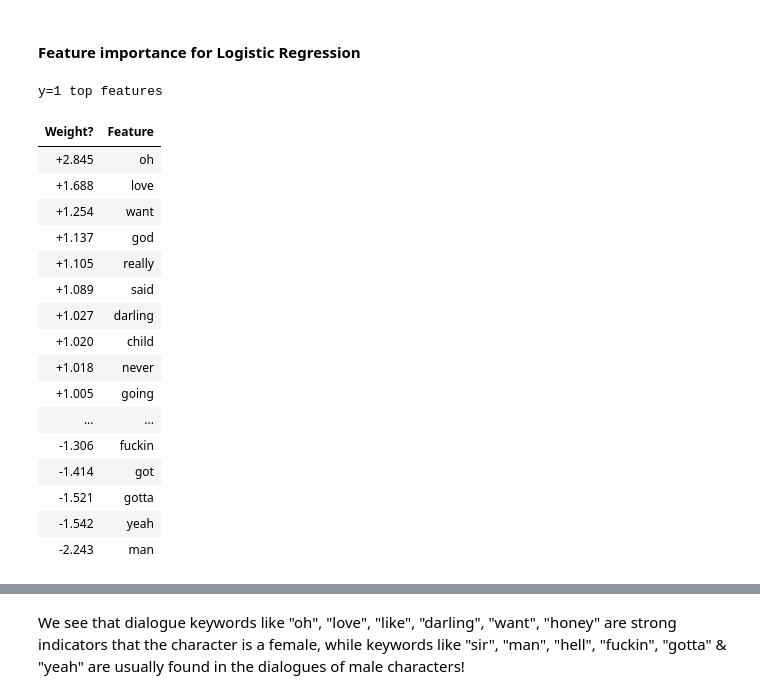
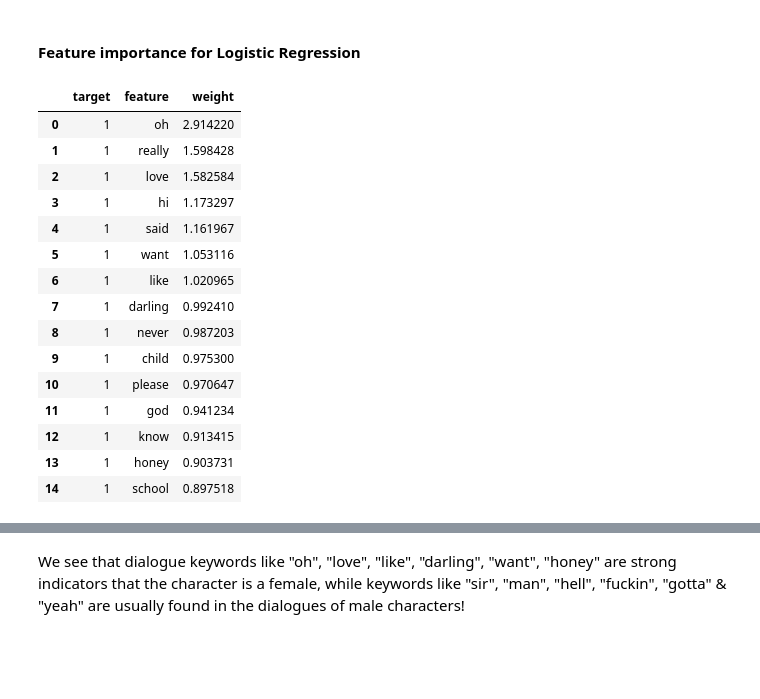
Before and after one commit to pritesh-shrivastava/pritesh-shrivastava.github.io, a Jupyter notebook: assets/files/gender-classifier-based-on-movie-dialogues.ipynb, the cells around one changed output, grey strips where cells are left out. Cells and saved outputs as stored; diff of their text form; code cells hidden in the pictures; blank space fills up the shorter version.

```diff
--- a/assets/files/gender-classifier-based-on-movie-dialogues.ipynb
+++ b/assets/files/gender-classifier-based-on-movie-dialogues.ipynb
@@ -179,0 +195,5 @@ df.shape
+# %%
+movie_yr = movies[['mId', 'releaseYear']]
+movie_yr.releaseYear = pd.to_numeric(movie_yr.releaseYear.apply(lambda y: str(y)[0:4]), errors='coerce')
+movie_yr = movie_yr.dropna()
+movie_yr.releaseYear.value_counts()
@@ -179,0 +218,5 @@ df.shape
+# %%
+df = pd.merge(df, movie_yr, how='inner', on=['mId'],
+         left_index=False, right_index=False, sort=True,
+         copy=False, indicator=False)
+df.head()
@@ -241,7 +290,7 @@ df[['cleaned_dialogue','dialogue']].head()
 ### Create training dataset
 Now, we can aggregate all data for a particular movie character into 1 record. We will combine their dialogue tokens from the entire movie, calculate their median dialogue length by characters & words, and count their total no of lines in the movie.
 # %%
-train = df.groupby(['chId', 'mId', 'chName', 'gender', 'posCredits']). \
+train = df.groupby(['chId', 'mId', 'chName', 'gender', 'posCredits','releaseYear']). \
             agg({'lineLength' : ['median'],
                  'wordCountLine' : ['median'],
                  'chId' : ['count'],
@@ -348,7 +404,7 @@ class Converter(BaseEstimator, TransformerMixin):
 # %% [markdown]
 Pipeline for numeric features
 # %%
-numeric_features = ['lineLength_median', 'wordCountLine_median', 'chId_count']
+numeric_features = ['lineLength_median', 'wordCountLine_median', 'chId_count', 'releaseYear']
 
 numeric_transformer = Pipeline(steps=[('scaler', MinMaxScaler())])
 # %% [markdown]
@@ -485,23 +538,22 @@ numeric_features_list.extend(vect_columns)
 # %% [markdown]
 #### Feature importance for Logistic Regression
 # %%
-eli5.explain_weights(log_clf.named_steps['classifier'], top=30, feature_names=numeric_features_list)
+lr_weights = eli5.explain_weights_df(log_clf.named_steps['classifier'], top=30, feature_names=numeric_features_list)
+lr_weights.head(15)
 # %% [output]
-y=1 top features
-| Weight? | Feature |
-| +2.845 | oh |
-| +1.688 | love |
-| +1.254 | want |
-| +1.137 | god |
-| +1.105 | really |
-| +1.089 | said |
-| +1.027 | darling |
-| +1.020 | child |
-| +1.018 | never |
-| +1.005 | going |
-| ... | ... |
-| -1.306 | fuckin |
-| -1.414 | got |
-| -1.521 | gotta |
-| -1.542 | yeah |
-| -2.243 | man |
+|  | target | feature | weight |
+| 0 | 1 | oh | 2.914220 |
+| 1 | 1 | really | 1.598428 |
+| 2 | 1 | love | 1.582584 |
+| 3 | 1 | hi | 1.173297 |
+| 4 | 1 | said | 1.161967 |
+| 5 | 1 | want | 1.053116 |
+| 6 | 1 | like | 1.020965 |
+| 7 | 1 | darling | 0.992410 |
+| 8 | 1 | never | 0.987203 |
+| 9 | 1 | child | 0.975300 |
+| 10 | 1 | please | 0.970647 |
+| 11 | 1 | god | 0.941234 |
+| 12 | 1 | know | 0.913415 |
+| 13 | 1 | honey | 0.903731 |
+| 14 | 1 | school | 0.897518 |
```
Also changed, not shown: parts of 18 cells of this notebook, 11 other files.
